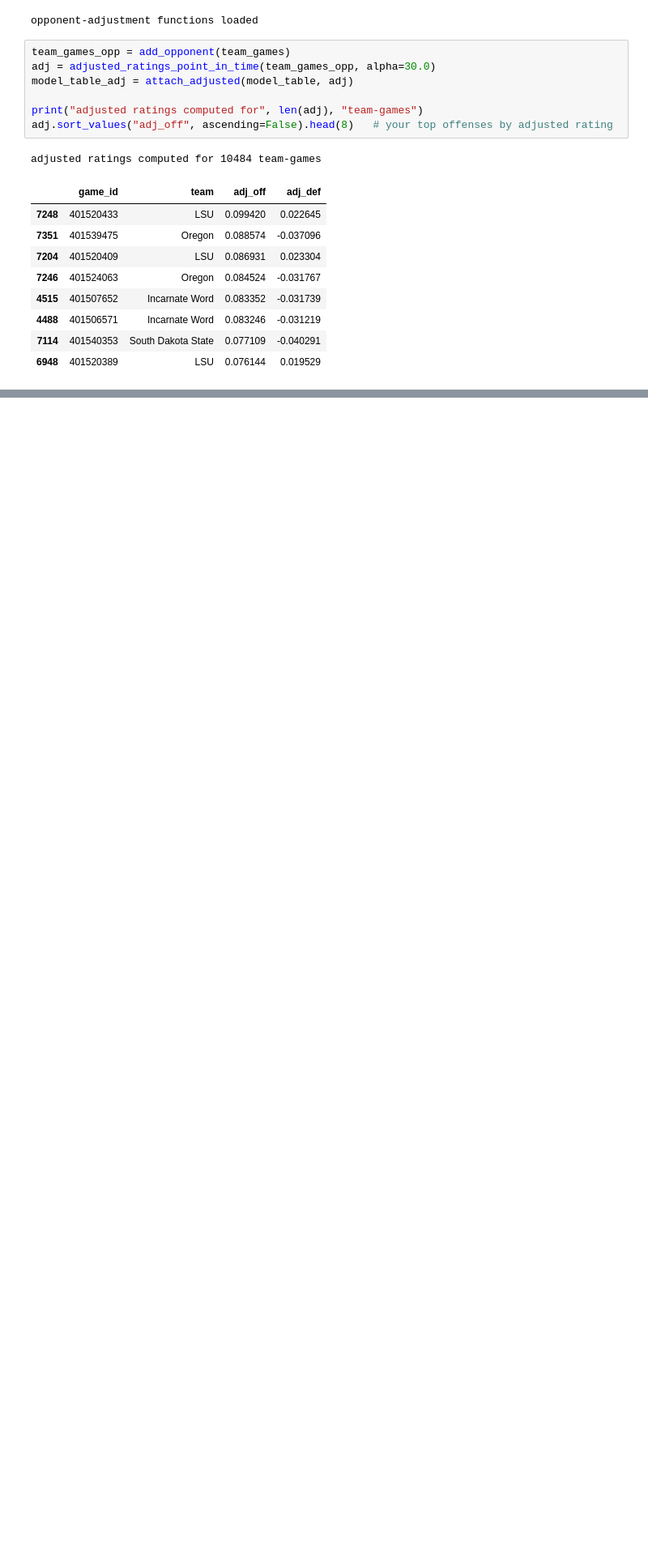
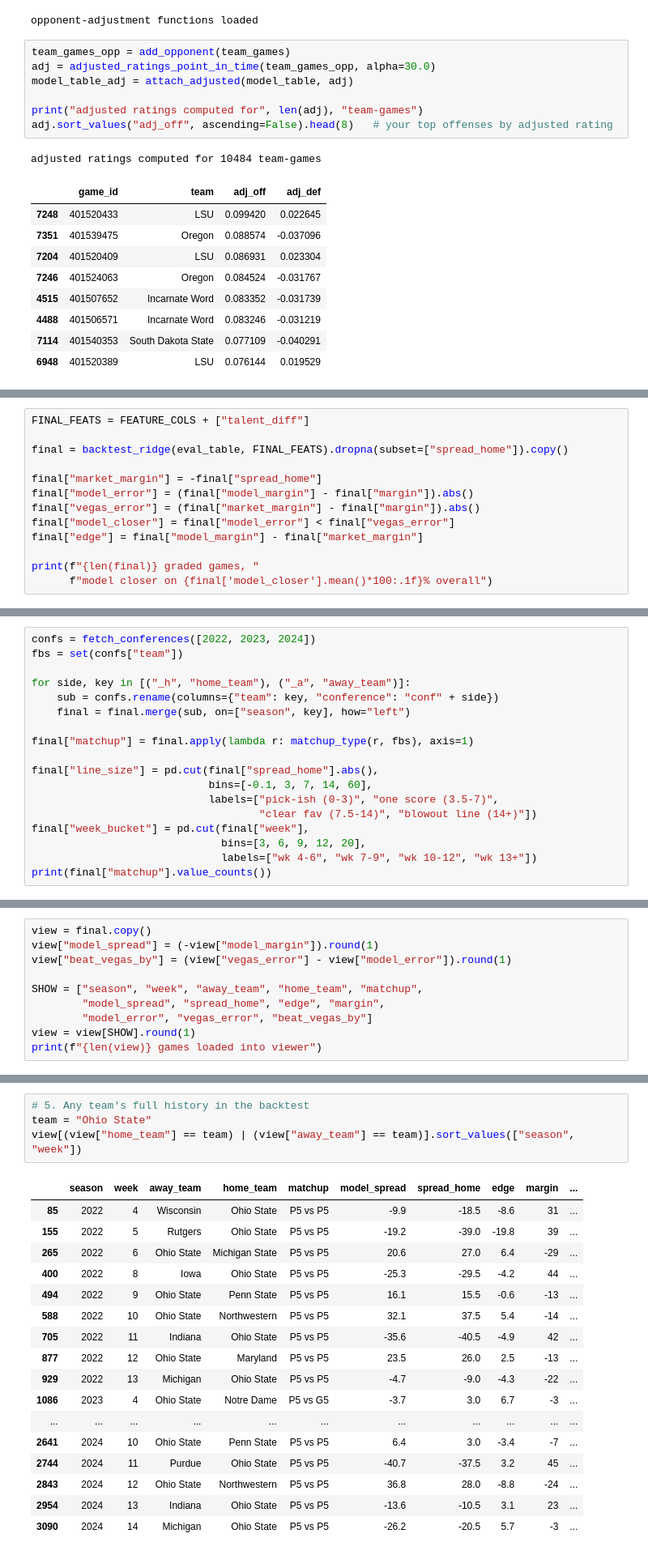
Before and after one commit to tikisero1123/cfb-spread-model, a Jupyter notebook: cfb_spread_model.ipynb, the cells around one changed output, grey strips where cells are left out. Shown at 81% size. Cells and saved outputs as stored; diff of their text form; blank space fills up the shorter version.

```diff
--- a/cfb_spread_model.ipynb
+++ b/cfb_spread_model.ipynb
@@ -321,0 +324,13 @@ print(json.dumps(sample[0], indent=2)[:1500])
+# %%
+FINAL_FEATS = FEATURE_COLS + ["talent_diff"]
+
+final = backtest_ridge(eval_table, FINAL_FEATS).dropna(subset=["spread_home"]).copy()
+
+final["market_margin"] = -final["spread_home"]
+final["model_error"] = (final["model_margin"] - final["margin"]).abs()
+final["vegas_error"] = (final["market_margin"] - final["margin"]).abs()
+final["model_closer"] = final["model_error"] < final["vegas_error"]
+final["edge"] = final["model_margin"] - final["market_margin"]
+
+print(f"{len(final)} graded games, "
+      f"model closer on {final['model_closer'].mean()*100:.1f}% overall")
@@ -321,0 +374,18 @@ print(json.dumps(sample[0], indent=2)[:1500])
+# %%
+confs = fetch_conferences([2022, 2023, 2024])
+fbs = set(confs["team"])
+
+for side, key in [("_h", "home_team"), ("_a", "away_team")]:
+    sub = confs.rename(columns={"team": key, "conference": "conf" + side})
+    final = final.merge(sub, on=["season", key], how="left")
+
+final["matchup"] = final.apply(lambda r: matchup_type(r, fbs), axis=1)
+
+final["line_size"] = pd.cut(final["spread_home"].abs(),
+                            bins=[-0.1, 3, 7, 14, 60],
+                            labels=["pick-ish (0-3)", "one score (3.5-7)",
+                                    "clear fav (7.5-14)", "blowout line (14+)"])
+final["week_bucket"] = pd.cut(final["week"],
+                              bins=[3, 6, 9, 12, 20],
+                              labels=["wk 4-6", "wk 7-9", "wk 10-12", "wk 13+"])
+print(final["matchup"].value_counts())
@@ -321,0 +460,10 @@ print(json.dumps(sample[0], indent=2)[:1500])
+# %%
+view = final.copy()
+view["model_spread"] = (-view["model_margin"]).round(1)
+view["beat_vegas_by"] = (view["vegas_error"] - view["model_error"]).round(1)
+
+SHOW = ["season", "week", "away_team", "home_team", "matchup",
+        "model_spread", "spread_home", "edge", "margin",
+        "model_error", "vegas_error", "beat_vegas_by"]
+view = view[SHOW].round(1)
+print(f"{len(view)} games loaded into viewer")
@@ -321,0 +514,22 @@ print(json.dumps(sample[0], indent=2)[:1500])
+# %%
+# 5. Any team's full history in the backtest
+team = "Ohio State"
+view[(view["home_team"] == team) | (view["away_team"] == team)].sort_values(["season", "week"])
+# %% [output]
+|  | season | week | away_team | home_team | matchup | model_spread | spread_home | edge | margin | ... |
+| 85 | 2022 | 4 | Wisconsin | Ohio State | P5 vs P5 | -9.9 | -18.5 | -8.6 | 31 | ... |
+| 155 | 2022 | 5 | Rutgers | Ohio State | P5 vs P5 | -19.2 | -39.0 | -19.8 | 39 | ... |
+| 265 | 2022 | 6 | Ohio State | Michigan State | P5 vs P5 | 20.6 | 27.0 | 6.4 | -29 | ... |
+| 400 | 2022 | 8 | Iowa | Ohio State | P5 vs P5 | -25.3 | -29.5 | -4.2 | 44 | ... |
+| 494 | 2022 | 9 | Ohio State | Penn State | P5 vs P5 | 16.1 | 15.5 | -0.6 | -13 | ... |
+| 588 | 2022 | 10 | Ohio State | Northwestern | P5 vs P5 | 32.1 | 37.5 | 5.4 | -14 | ... |
+| 705 | 2022 | 11 | Indiana | Ohio State | P5 vs P5 | -35.6 | -40.5 | -4.9 | 42 | ... |
+| 877 | 2022 | 12 | Ohio State | Maryland | P5 vs P5 | 23.5 | 26.0 | 2.5 | -13 | ... |
+| 929 | 2022 | 13 | Michigan | Ohio State | P5 vs P5 | -4.7 | -9.0 | -4.3 | -22 | ... |
+| 1086 | 2023 | 4 | Ohio State | Notre Dame | P5 vs G5 | -3.7 | 3.0 | 6.7 | -3 | ... |
+| ... | ... | ... | ... | ... | ... | ... | ... | ... | ... | ... |
+| 2641 | 2024 | 10 | Ohio State | Penn State | P5 vs P5 | 6.4 | 3.0 | -3.4 | -7 | ... |
+| 2744 | 2024 | 11 | Purdue | Ohio State | P5 vs P5 | -40.7 | -37.5 | 3.2 | 45 | ... |
+| 2843 | 2024 | 12 | Ohio State | Northwestern | P5 vs P5 | 36.8 | 28.0 | -8.8 | -24 | ... |
+| 2954 | 2024 | 13 | Indiana | Ohio State | P5 vs P5 | -13.6 | -10.5 | 3.1 | 23 | ... |
+| 3090 | 2024 | 14 | Michigan | Ohio State | P5 vs P5 | -26.2 | -20.5 | 5.7 | -3 | ... |
```
Also changed, not shown: parts of 34 cells of this notebook.
